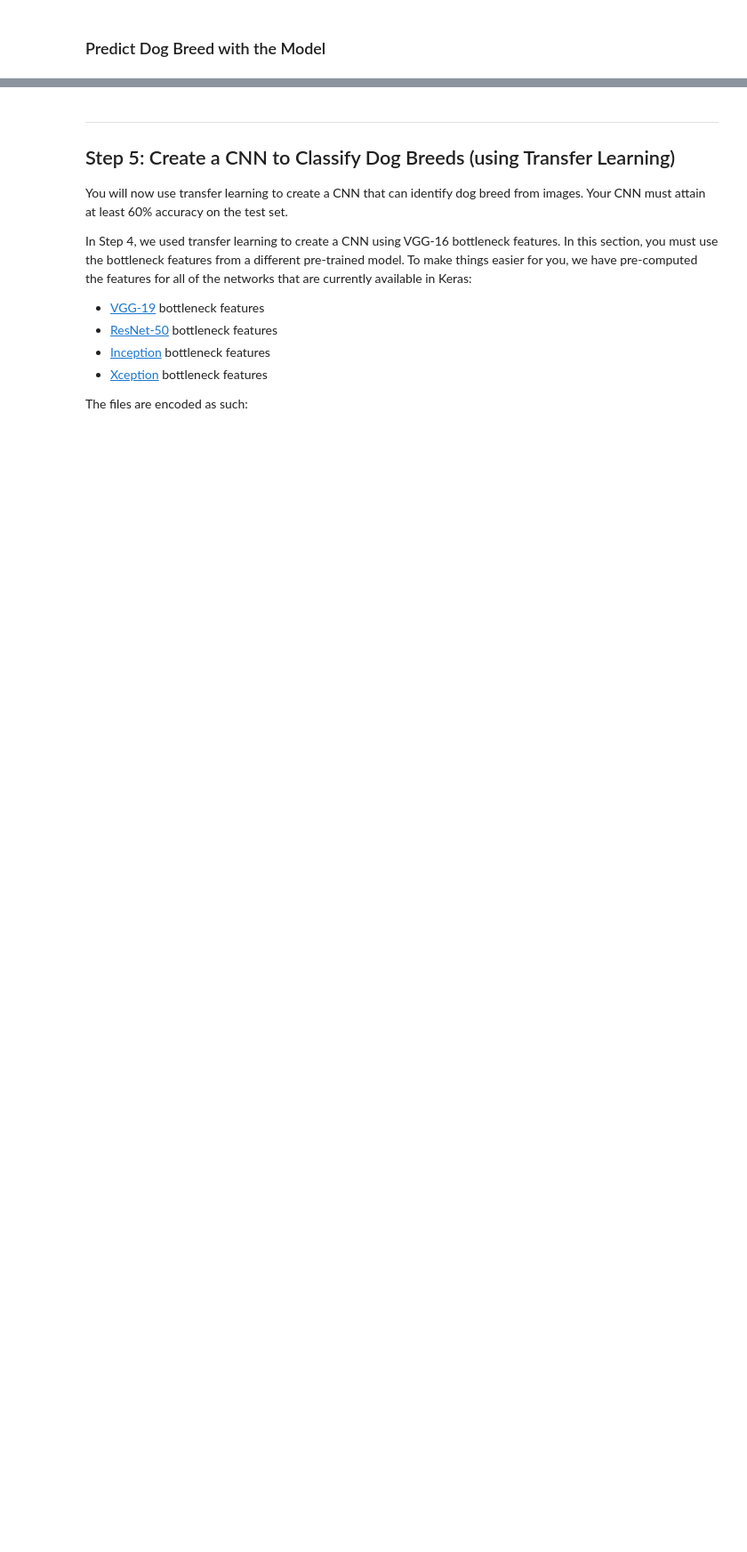
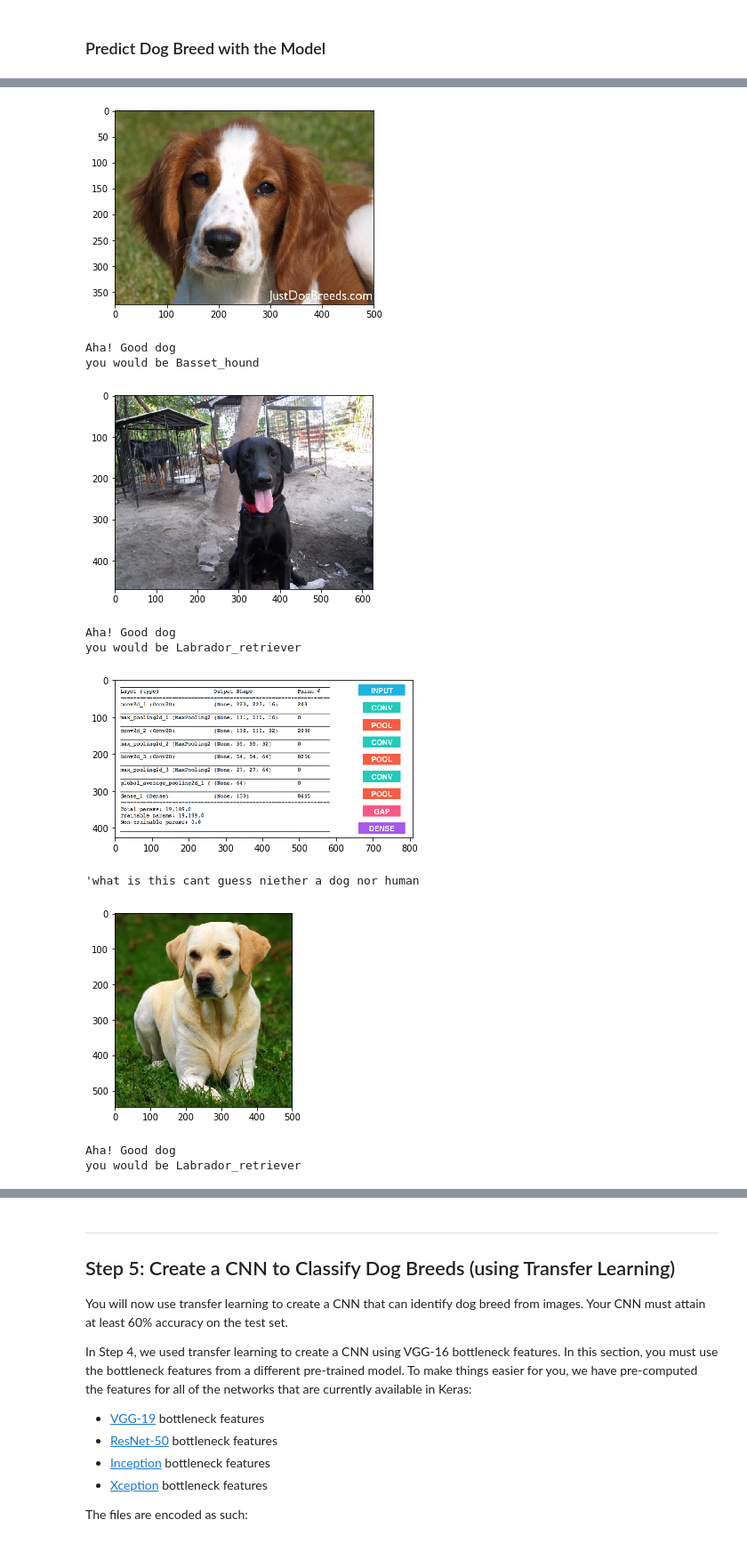
Before and after one commit to pankhilprajapati/Dog-Breed-Classifier, a Jupyter notebook: dog_app.ipynb, the cells around one changed output, grey strips where cells are left out. Shown at 89% size. Cells and saved outputs as stored; diff of their text form; code cells hidden in the pictures; blank space fills up the shorter version.

```diff
--- a/dog_app.ipynb
+++ b/dog_app.ipynb
@@ -75,7 +75,7 @@ valid_files, valid_targets = load_dataset('../../../data/dog_images/valid')
 test_files, test_targets = load_dataset('../../../data/dog_images/test')
 
 # load list of dog names
-dog_names = [item[20:-1].split('.')[1] for item in sorted(glob("../../../data/dog_images/train/*/"))]
+dog_names = [item[20:-1] for item in sorted(glob("../../../data/dog_images/train/*/"))]
 
 # print statistics about the dataset
 print('There are %d total dog categories.' % len(dog_names))
@@ -500,6 +497,6 @@ _________________________________________________________________
 # %% [markdown]
 ### Compile the Model
 # %%
-VGG16_model.compile(loss='categorical_crossentropy', optimizer='adam', metrics=['accuracy'])
+VGG16_model.compile(loss='categorical_crossentropy', optimizer='rmsprop', metrics=['accuracy'])
 # %% [markdown]
 ### Train the Model
@@ -558,3 +557,35 @@ def VGG16_predict_breed(img_path):
     predicted_vector = VGG16_model.predict(bottleneck_feature)
     # return dog breed that is predicted by the model
     return dog_names[np.argmax(predicted_vector)]
+# %%
+def predicter(path):
+    dog = dog_detector(path)
+    human = face_detector(path)
+    images(path)
+    if dog:
+        print('Aha! Good dog ')
+        print('you would be %s'%(VGG16_predict_breed(path).split(".")[1]))
+    elif human:
+        print('oh human')
+        print('you would be %s'%(VGG16_predict_breed(path).split(".")[1]))
+    else:
+        print("'what is this cant guess niether a dog nor human")
+
+
+
+def images(img):
+    img2 = cv2.imread(img)
+    rgb = cv2.cvtColor(img2, cv2.COLOR_BGR2RGB)
+    plt.imshow(rgb)
+    plt.show()
+# %%
+import cv2
+import os
+import glob
+img_dir = "images/" # Enter Directory of all images
+data_path = os.path.join(img_dir,'*g')
+files = glob.glob(data_path)
+data = []
+for f1 in files:
+    predicter(f1)
+# %% [output]
@@ -560,0 +598,11 @@ def VGG16_predict_breed(img_path):
+[figure, added]
+Aha! Good dog
+you would be Basset_hound
+[figure, added]
+Aha! Good dog
+you would be Labrador_retriever
+[figure, added]
+'what is this cant guess niether a dog nor human
+[figure, added]
+Aha! Good dog
+you would be Labrador_retriever
```
Also changed, not shown: parts of 24 cells of this notebook.
